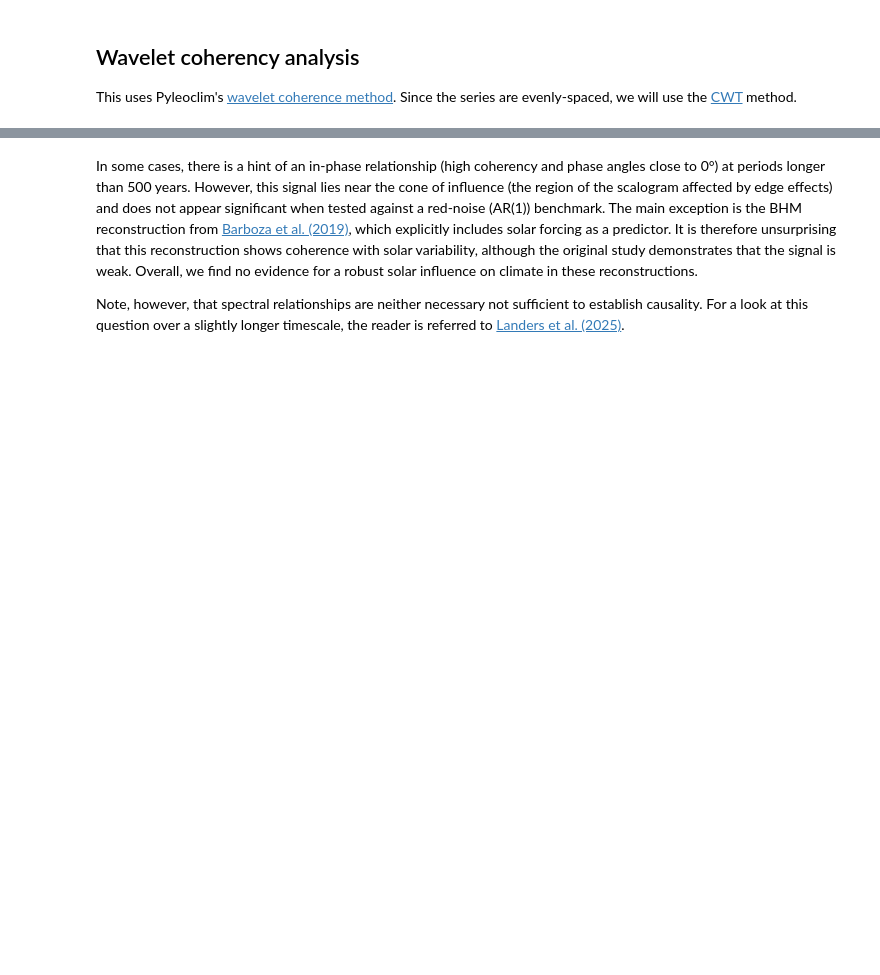
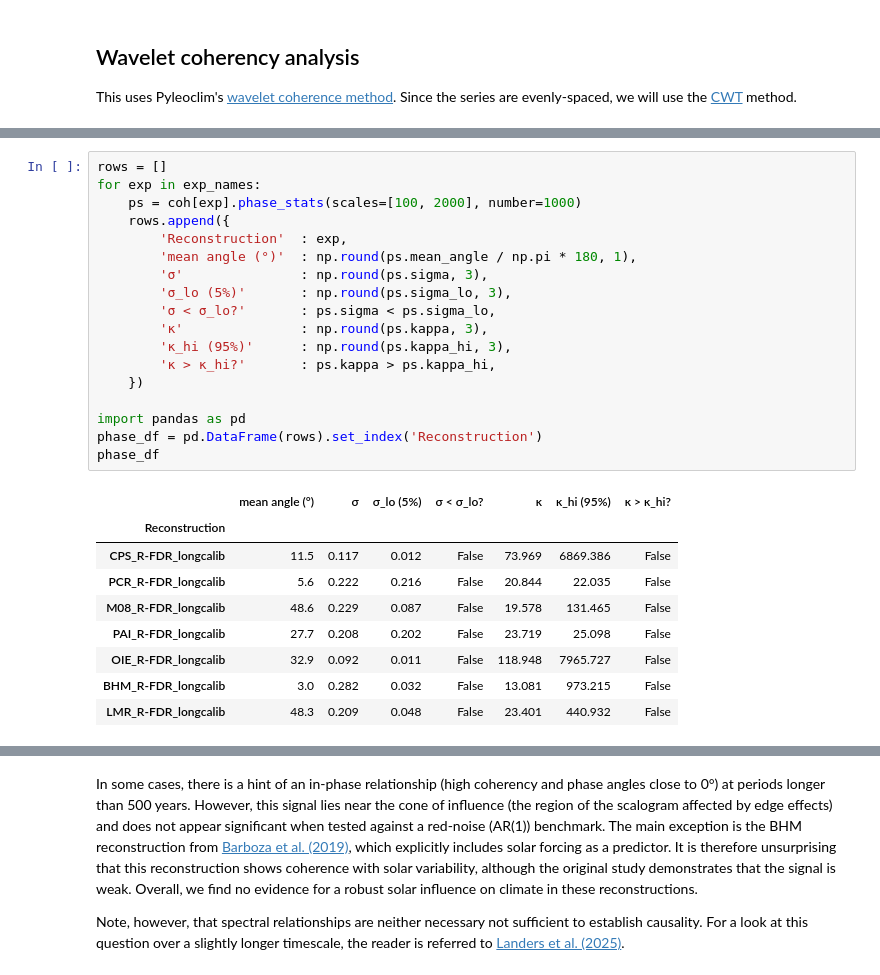
Before and after one commit to LinkedEarth/FreqFun, a Jupyter notebook: notebooks/01-solar_climate2k.ipynb, the cells around one changed output, grey strips where cells are left out. Saved outputs shown, nothing was run; the diff lists cells and outputs as text; blank space fills up the shorter version.

Commit message:
addded phase_stats to NB 1

```diff
--- a/notebooks/01-solar_climate2k.ipynb
+++ b/notebooks/01-solar_climate2k.ipynb
@@ -155,0 +166,28 @@ pyleo.closefig()
+# %%
+rows = []
+for exp in exp_names:
+    ps = coh[exp].phase_stats(scales=[100, 2000], number=1000)
+    rows.append({
+        'Reconstruction'  : exp,
+        'mean angle (°)'  : np.round(ps.mean_angle / np.pi * 180, 1),
+        'σ'               : np.round(ps.sigma, 3),
+        'σ_lo (5%)'       : np.round(ps.sigma_lo, 3),
+        'σ < σ_lo?'       : ps.sigma < ps.sigma_lo,
+        'κ'               : np.round(ps.kappa, 3),
+        'κ_hi (95%)'      : np.round(ps.kappa_hi, 3),
+        'κ > κ_hi?'       : ps.kappa > ps.kappa_hi,
+    })
+
+import pandas as pd
+phase_df = pd.DataFrame(rows).set_index('Reconstruction')
+phase_df
+# %% [output]
+|  | mean angle (°) | σ | σ_lo (5%) | σ < σ_lo? | κ | κ_hi (95%) | κ > κ_hi? |
+| Reconstruction |  |  |  |  |  |  |  |
+| CPS_R-FDR_longcalib | 11.5 | 0.117 | 0.012 | False | 73.969 | 6869.386 | False |
+| PCR_R-FDR_longcalib | 5.6 | 0.222 | 0.216 | False | 20.844 | 22.035 | False |
+| M08_R-FDR_longcalib | 48.6 | 0.229 | 0.087 | False | 19.578 | 131.465 | False |
+| PAI_R-FDR_longcalib | 27.7 | 0.208 | 0.202 | False | 23.719 | 25.098 | False |
+| OIE_R-FDR_longcalib | 32.9 | 0.092 | 0.011 | False | 118.948 | 7965.727 | False |
+| BHM_R-FDR_longcalib | 3.0 | 0.282 | 0.032 | False | 13.081 | 973.215 | False |
+| LMR_R-FDR_longcalib | 48.3 | 0.209 | 0.048 | False | 23.401 | 440.932 | False |
```
Also changed, not shown: parts of 6 cells of this notebook, 5 other files.
